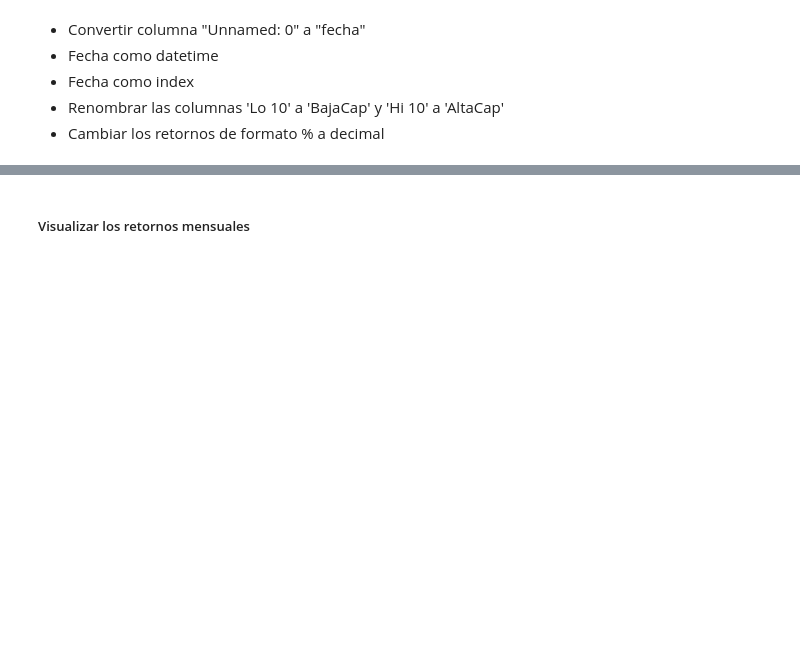
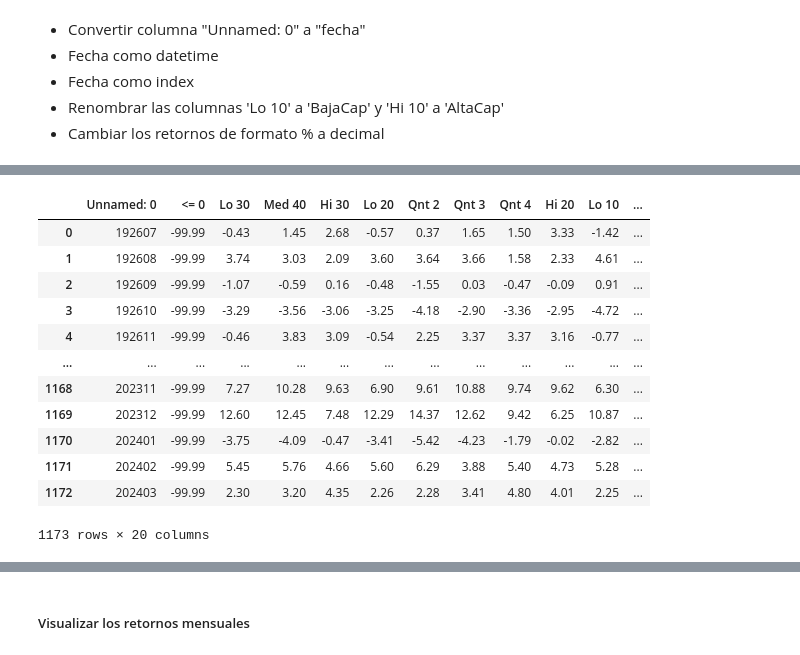
Before and after one commit to carlosdeoncedos/CienciasDatosFinanzas2024_05, a Jupyter notebook: Sesion_5.ipynb, the cells around one changed output, grey strips where cells are left out. Drawn from its saved outputs; the diff is of its cells as text; code cells hidden in the pictures; blank space fills up the shorter version.

```diff
--- a/Sesion_5.ipynb
+++ b/Sesion_5.ipynb
@@ -201,0 +294,16 @@ df = pd.read_csv(url, compression='zip', skiprows=1189, nrows=1173)
+# %%
+df
+# %% [output]
+|  | Unnamed: 0 | <= 0 | Lo 30 | Med 40 | Hi 30 | Lo 20 | Qnt 2 | Qnt 3 | Qnt 4 | Hi 20 | Lo 10 | ... |
+| 0 | 192607 | -99.99 | -0.43 | 1.45 | 2.68 | -0.57 | 0.37 | 1.65 | 1.50 | 3.33 | -1.42 | ... |
+| 1 | 192608 | -99.99 | 3.74 | 3.03 | 2.09 | 3.60 | 3.64 | 3.66 | 1.58 | 2.33 | 4.61 | ... |
+| 2 | 192609 | -99.99 | -1.07 | -0.59 | 0.16 | -0.48 | -1.55 | 0.03 | -0.47 | -0.09 | 0.91 | ... |
+| 3 | 192610 | -99.99 | -3.29 | -3.56 | -3.06 | -3.25 | -4.18 | -2.90 | -3.36 | -2.95 | -4.72 | ... |
+| 4 | 192611 | -99.99 | -0.46 | 3.83 | 3.09 | -0.54 | 2.25 | 3.37 | 3.37 | 3.16 | -0.77 | ... |
+| ... | ... | ... | ... | ... | ... | ... | ... | ... | ... | ... | ... | ... |
+| 1168 | 202311 | -99.99 | 7.27 | 10.28 | 9.63 | 6.90 | 9.61 | 10.88 | 9.74 | 9.62 | 6.30 | ... |
+| 1169 | 202312 | -99.99 | 12.60 | 12.45 | 7.48 | 12.29 | 14.37 | 12.62 | 9.42 | 6.25 | 10.87 | ... |
+| 1170 | 202401 | -99.99 | -3.75 | -4.09 | -0.47 | -3.41 | -5.42 | -4.23 | -1.79 | -0.02 | -2.82 | ... |
+| 1171 | 202402 | -99.99 | 5.45 | 5.76 | 4.66 | 5.60 | 6.29 | 3.88 | 5.40 | 4.73 | 5.28 | ... |
+| 1172 | 202403 | -99.99 | 2.30 | 3.20 | 4.35 | 2.26 | 2.28 | 3.41 | 4.80 | 4.01 | 2.25 | ... |
+1173 rows × 20 columns
```
Also changed, not shown: parts of 47 cells of this notebook.
